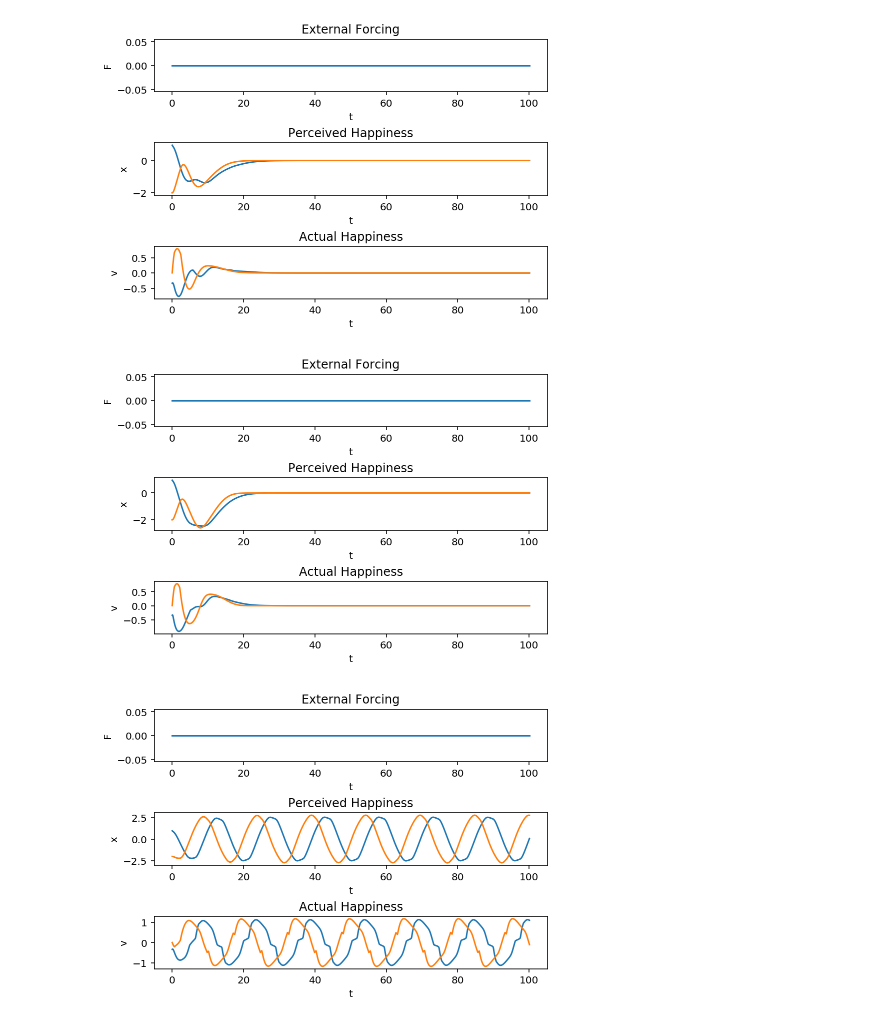
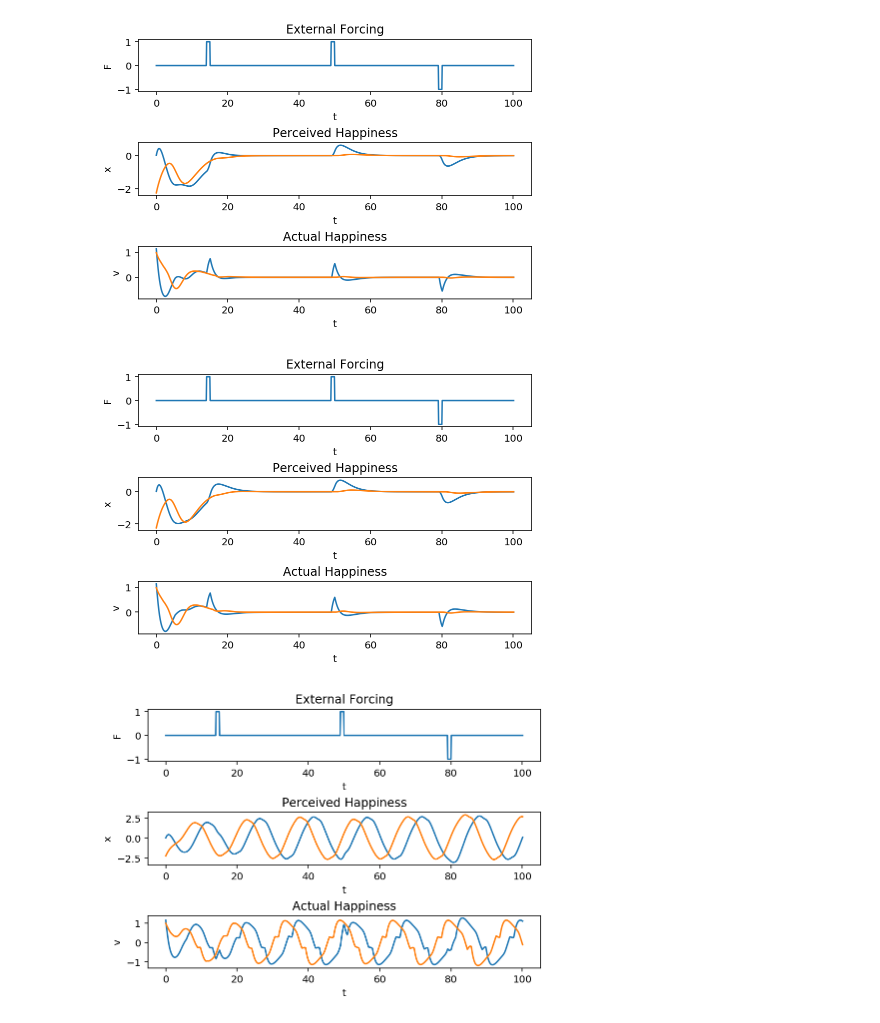
Before and after one commit to Hudsonnc/SIOC216B, a Jupyter notebook: Agent based model/Vibes class.ipynb, the cells around one changed output. Saved outputs shown, nothing was run; the diff lists cells and outputs as text; code cells hidden in the pictures.

```diff
--- a/Agent based model/Vibes class.ipynb
+++ b/Agent based model/Vibes class.ipynb
@@ -233,3 +253,3 @@ x, v, t = vibes.run(F=lambda x: np.cos(x))
 # %%
-x, v, t = vibes.run(F=lambda x: 1 if x < 50 and x > 49 else 0)
+x, v, t = vibes.run(F=F)
 # %% [output]
@@ -237,5 +257,5 @@ x, v, t = vibes.run(F=lambda x: 1 if x < 50 and x > 49 else 0)
 # %%
 vibes.a = np.array([1,1])
 vibes.b = np.array([1,1])
-x, v, t = vibes.run()
+x, v, t = vibes.run(F=F)
 # %% [output]
@@ -243,21 +263,21 @@ x, v, t = vibes.run()
 # %%
 vibes.a = np.array([1,1])
 vibes.b = np.array([1,-1])
-x, v, t = vibes.run()
+x, v, t = vibes.run(F=F)
 # %% [output]
-[figure, old version]
+[figure, new version]
 # %%
 vibes.a = np.array([1,1])
 vibes.b = np.array([-1,-1])
-x, v, t = vibes.run()
+x, v, t = vibes.run(F=F)
 # %% [output]
-[figure, old version]
+[figure, new version]
 # %%
 vibes.a = np.array([1,-1])
 vibes.b = np.array([1,1])
-x, v, t = vibes.run()
+x, v, t = vibes.run(F=F)
 # %% [output]
-[figure, old version]
+[figure, new version]
 # %%
 vibes.a = np.array([-1,-1])
 vibes.b = np.array([1,1])
```
Also changed, not shown: parts of 19 cells of this notebook.
